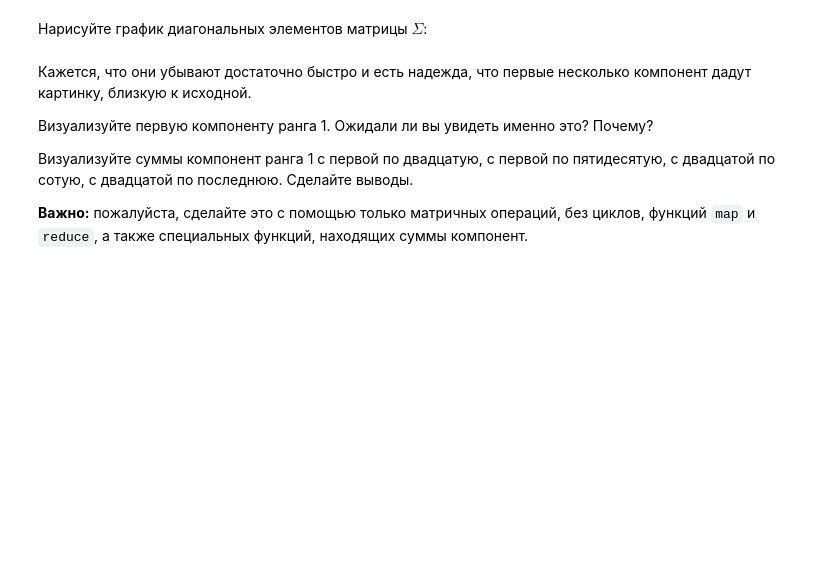
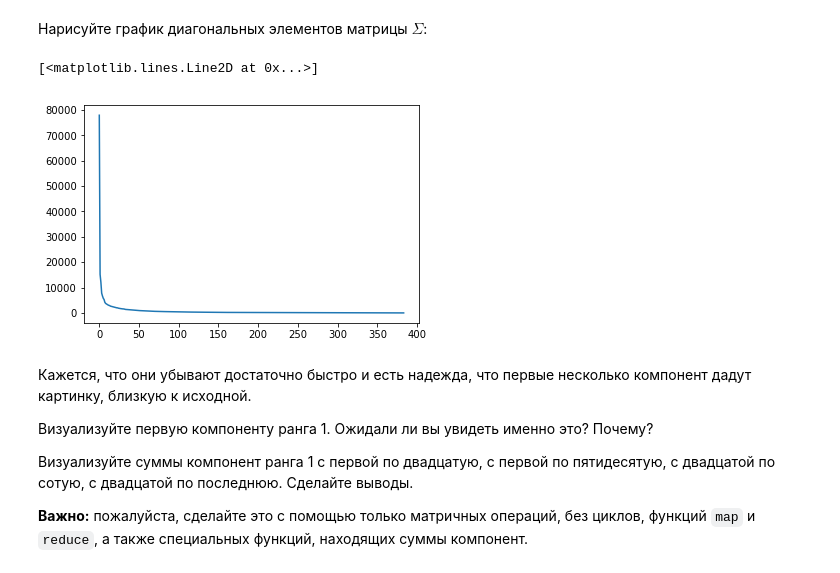
Before and after one commit to Mikhail-off/LinalgLab3, a Jupyter notebook: HSE lab (SVD).ipynb, the cells around one changed output. Cells and saved outputs as stored; diff of their text form; code cells hidden in the pictures; blank space fills up the shorter version.

```diff
--- a/HSE lab (SVD).ipynb
+++ b/HSE lab (SVD).ipynb
@@ -117,12 +121,15 @@ imgplot = plt.imshow(img)
 # %%
 from numpy.linalg import svd
 
-U, S, VT = svd(img)
+U, S, VT = svd(img, full_matrices=True)
 # %% [markdown]
 Нарисуйте график диагональных элементов матрицы $\Sigma$:
 # %%
-sigma = # your code here
+sigma = S
 plt.plot(sigma)
+# %% [output]
+[<matplotlib.lines.Line2D at 0x...>]
+[figure, added]
 # %% [markdown]
 Кажется, что они убывают достаточно быстро и есть надежда, что первые несколько компонент дадут картинку, близкую к исходной.
 
```
Also changed, not shown: parts of 14 cells of this notebook.
